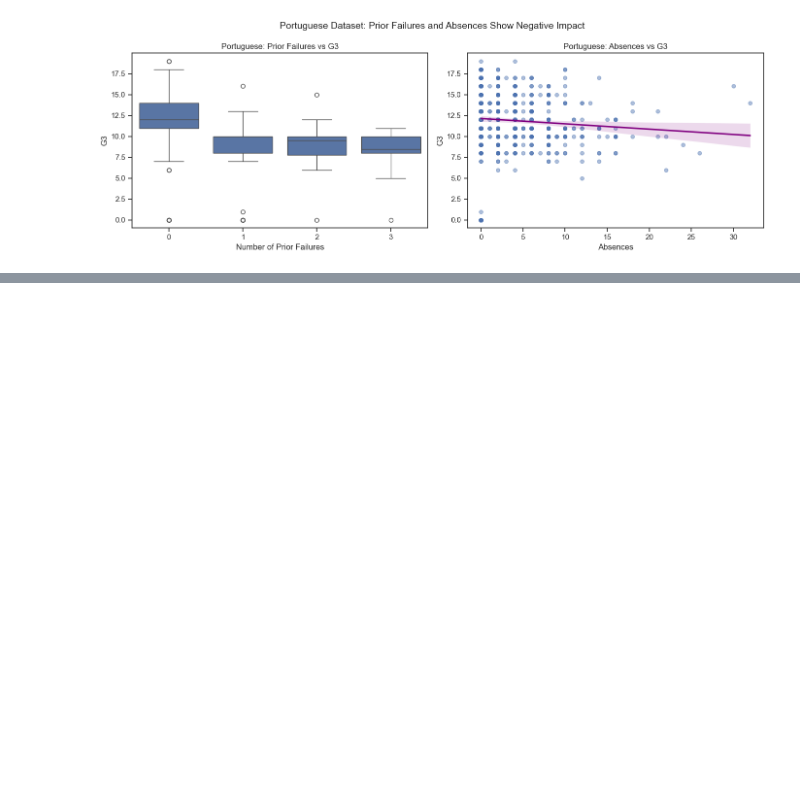
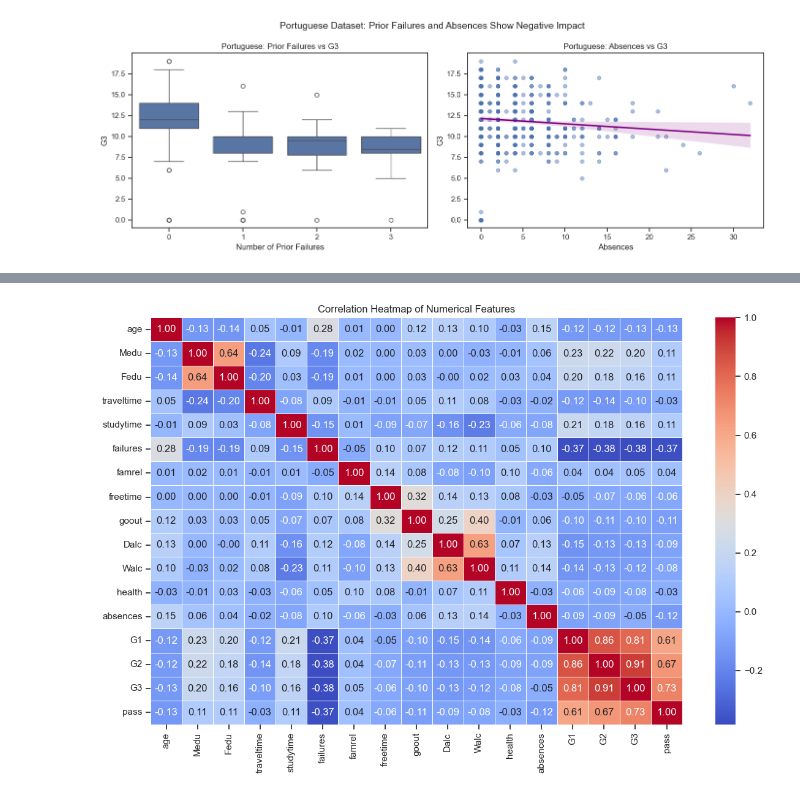
Before and after one commit to ZaidenxThiha/Student-Dropout-Prediction-and-Alert-System, a Jupyter notebook: notebooks/performance/preprocess.ipynb, the cells around one changed output, grey strips where cells are left out. Drawn from its saved outputs; the diff is of its cells as text; code cells hidden in the pictures; blank space fills up the shorter version.

```diff
--- a/notebooks/performance/preprocess.ipynb
+++ b/notebooks/performance/preprocess.ipynb
@@ -181,0 +189,23 @@ for dataset_name, dataset_df in eda_datasets.items():
+# %%
+# Correlation Heatmap (focus on important academic features)
+
+plt.figure(figsize=(12,8))
+
+numeric_df = combined_clean.select_dtypes(include="number")
+
+corr = numeric_df.corr()
+
+sns.heatmap(
+    corr,
+    annot=True,
+    fmt=".2f",
+    cmap="coolwarm",
+    linewidths=0.5
+)
+
+plt.title("Correlation Heatmap of Numerical Features")
+plt.tight_layout()
+plt.savefig("correlation_heatmap.png")
+plt.show()
+# %% [output]
+[figure, added]
```
Also changed, not shown: parts of 5 cells of this notebook, 14 other files.
